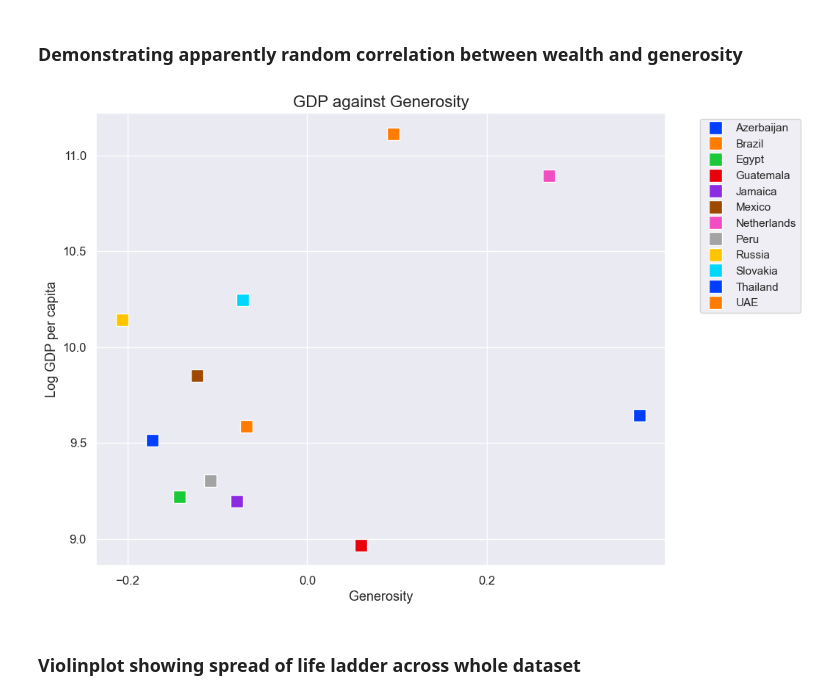
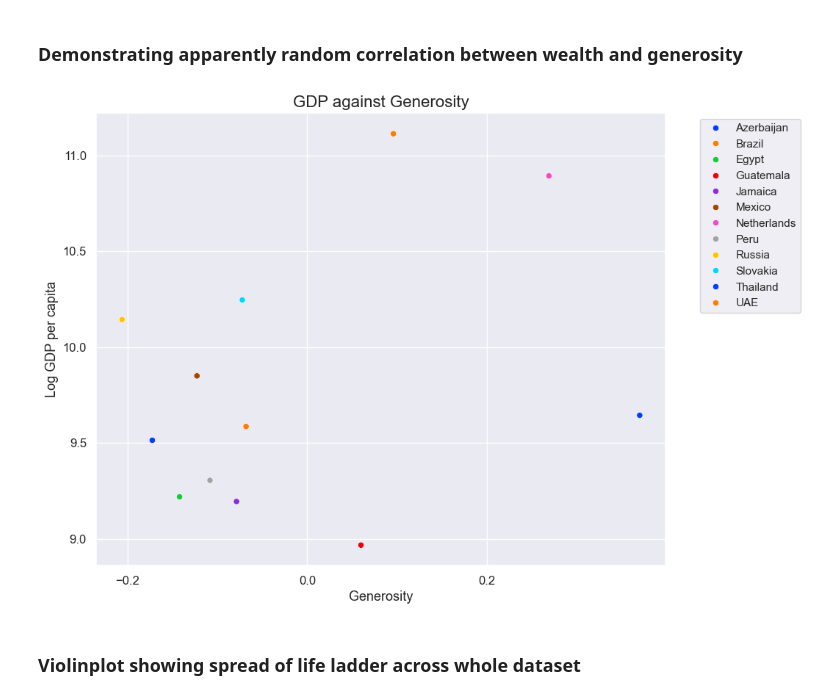
Before and after one commit to robbfox/jupyter-visualisation, a Jupyter notebook: visualised.ipynb, the cells around one changed output. Cells and saved outputs as stored; diff of their text form; code cells hidden in the pictures.

```diff
--- a/visualised.ipynb
+++ b/visualised.ipynb
@@ -133,16 +144,16 @@ mean_data = filtered_data.groupby('Country name').mean().reset_index()
 ### Demonstrating apparently random correlation between wealth and generosity
 # %%
 plt.figure(figsize=(10, 8))
-sns.scatterplot(x=mean_data['Generosity'], y=mean_data['Log GDP per capita'], palette='bright', hue=mean_data['Country name'], marker='s', s=150)
+sns.scatterplot(x=mean_data['Generosity'], y=mean_data['Log GDP per capita'], palette='bright', hue=mean_data['Country name'])
 plt.xlabel('Generosity', fontsize=13)
 plt.ylabel('Log GDP per capita', fontsize=13)
 plt.title('GDP against Generosity', fontsize=16)
 plt.xticks(fontsize=12)
 plt.yticks(fontsize=12)
 plt.legend(bbox_to_anchor=(1.05, 1), loc='upper left', fontsize=11)
 plt.show()
 # %% [output]
-[figure, old version]
+[figure, new version]
 # %% [markdown]
 ### Violinplot showing spread of life ladder across whole dataset
 # %%
```
Also changed, not shown: parts of 6 cells of this notebook.
